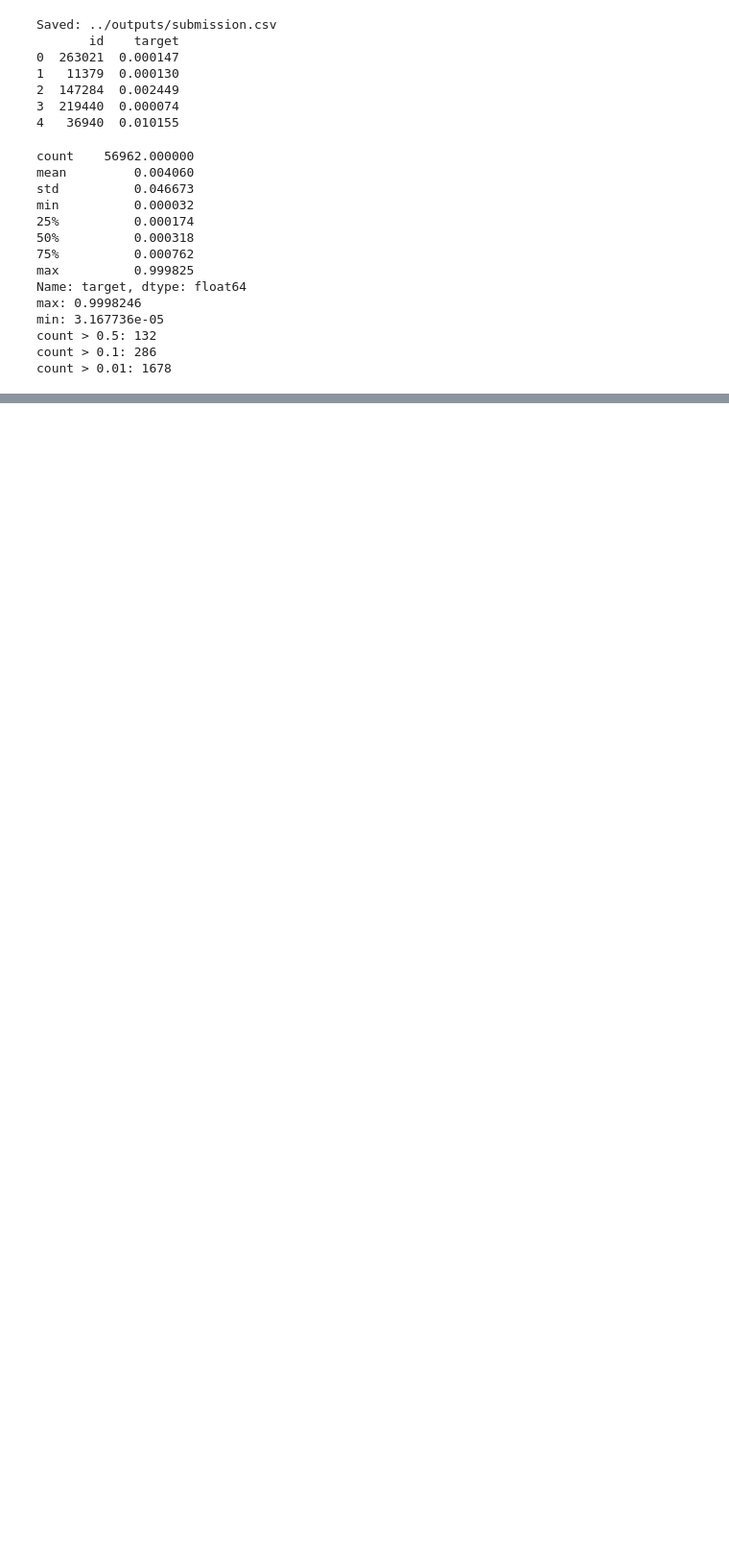
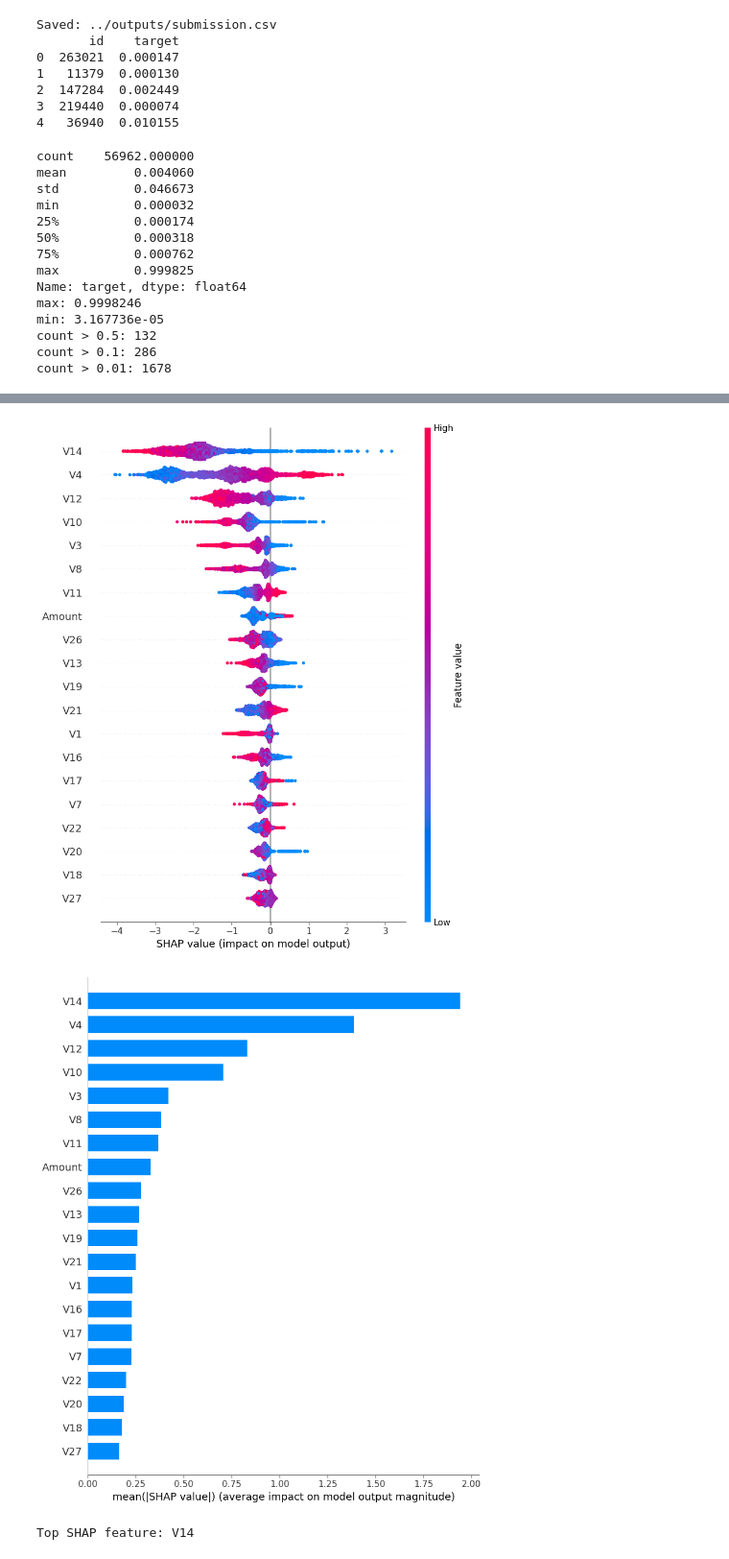
Before and after one commit to alicebarbosam/fraud-detection-kaggle, a Jupyter notebook: notebooks/inference.ipynb, the cells around one changed output, grey strips where cells are left out. Shown at 96% size. Saved outputs shown, nothing was run; the diff lists cells and outputs as text; code cells hidden in the pictures; blank space fills up the shorter version.

```diff
--- a/notebooks/inference.ipynb
+++ b/notebooks/inference.ipynb
@@ -68,0 +74,24 @@ count > 0.01: 1678
+# %%
+
+
+# sample pra não explodir tempo/memória
+SAMPLE_SIZE = 3000
+X_sample = X_test.sample(SAMPLE_SIZE, random_state=42)
+
+explainer = shap.TreeExplainer(model)
+
+
+
+# Global importance
+shap.summary_plot(shap_values, X_sample, show=True)
+shap.summary_plot(shap_values, X_sample, plot_type="bar", show=True)
+
+mean_abs_shap = np.abs(shap_values).mean(axis=0)
+top_feature = X_sample.columns[np.argmax(mean_abs_shap)]
+print("Top SHAP feature:", top_feature)
+
+shap.dependence_plot(top_feature, shap_values, X_sample, show=True)
+# %% [output]
+[figure, added]
+[figure, added]
+Top SHAP feature: V14
```
Also changed, not shown: parts of 5 cells of this notebook, 1 other file.
